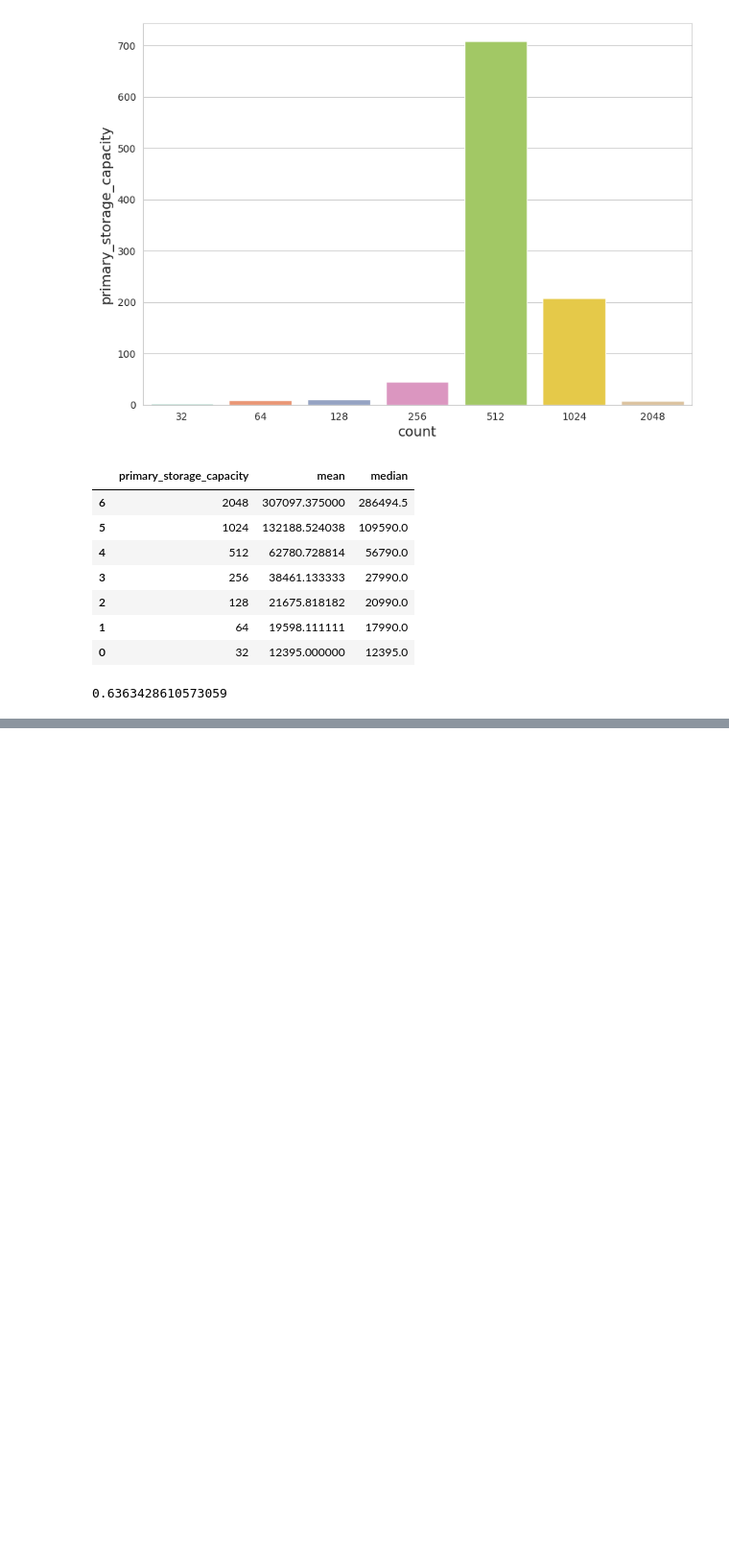
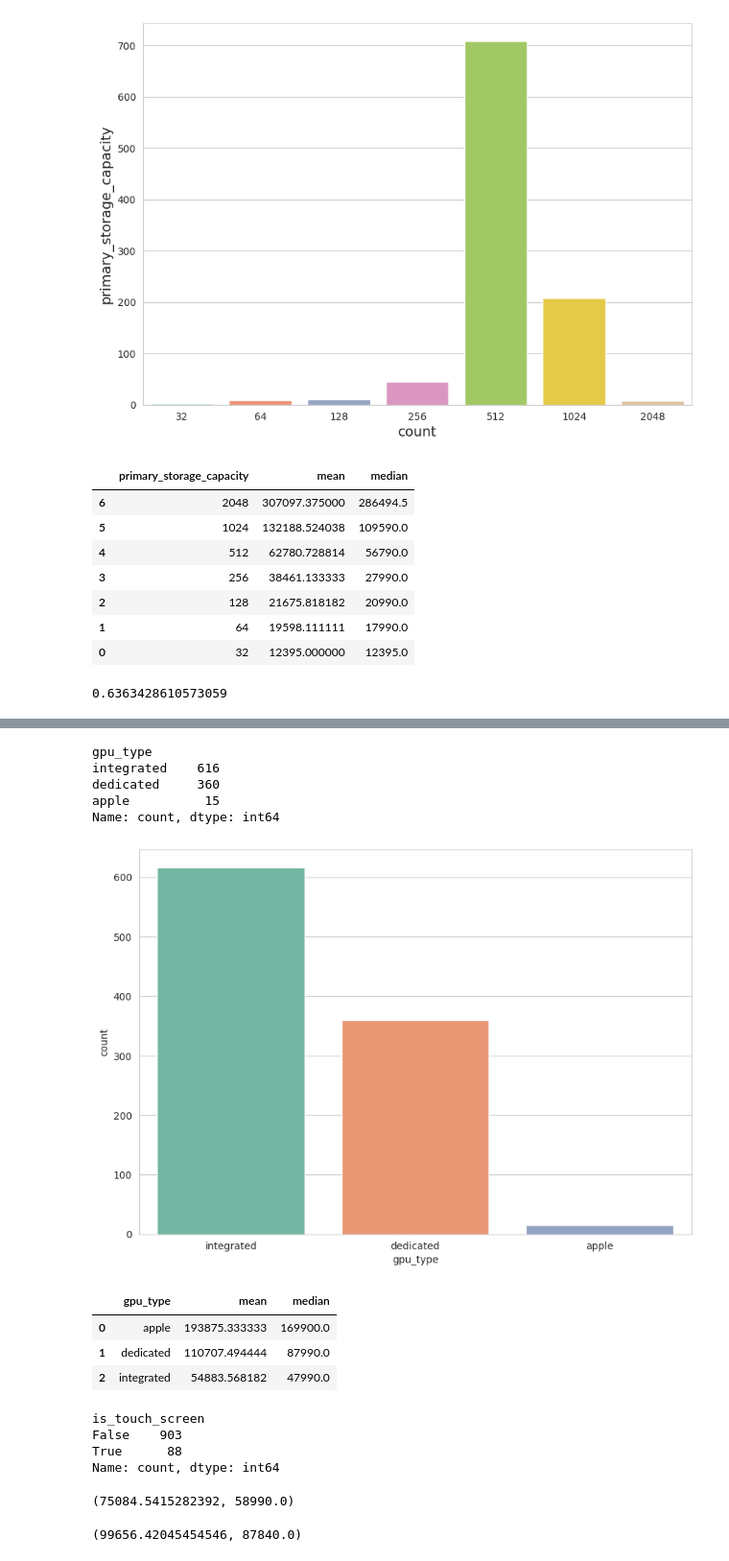
Before and after one commit to bhargav-borah/Brand-Laptops-Dataset-EDA, a Jupyter notebook: eda_on_brand_laptops.ipynb, the cells around one changed output, grey strips where cells are left out. Shown at 96% size. Drawn from its saved outputs; the diff is of its cells as text; code cells hidden in the pictures; blank space fills up the shorter version.

```diff
--- a/eda_on_brand_laptops.ipynb
+++ b/eda_on_brand_laptops.ipynb
@@ -724,0 +791,40 @@ df['primary_storage_capacity'].corr(df['price'])
+# %%
+# Let's explore the gpu_type column
+df['gpu_type'].value_counts()
+# %% [output]
+gpu_type
+integrated    616
+dedicated     360
+apple          15
+Name: count, dtype: int64
+# %%
+plt.figure(figsize=(10, 7))
+sns.countplot(data=df, x='gpu_type')
+plt.show()
+# %% [output]
+[figure, added]
+# %%
+gpu_type_stats = df.groupby('gpu_type')['price'].agg(['mean', 'median']).reset_index().sort_values(by=['mean', 'median'],
+                                                                                                   ascending=[False, False])
+gpu_type_stats
+# %% [output]
+|  | gpu_type | mean | median |
+| 0 | apple | 193875.333333 | 169900.0 |
+| 1 | dedicated | 110707.494444 | 87990.0 |
+| 2 | integrated | 54883.568182 | 47990.0 |
+# %%
+# Let's explore the is_touch_screen column
+df['is_touch_screen'].value_counts()
+# %% [output]
+is_touch_screen
+False    903
+True      88
+Name: count, dtype: int64
+# %%
+df.query('is_touch_screen == False')['price'].mean(), df.query('is_touch_screen == False')['price'].median()
+# %% [output]
+(75084.5415282392, 58990.0)
+# %%
+df.query('is_touch_screen == True')['price'].mean(), df.query('is_touch_screen == True')['price'].median()
+# %% [output]
+(99656.42045454546, 87840.0)
```
Also changed, not shown: parts of 25 cells of this notebook.
